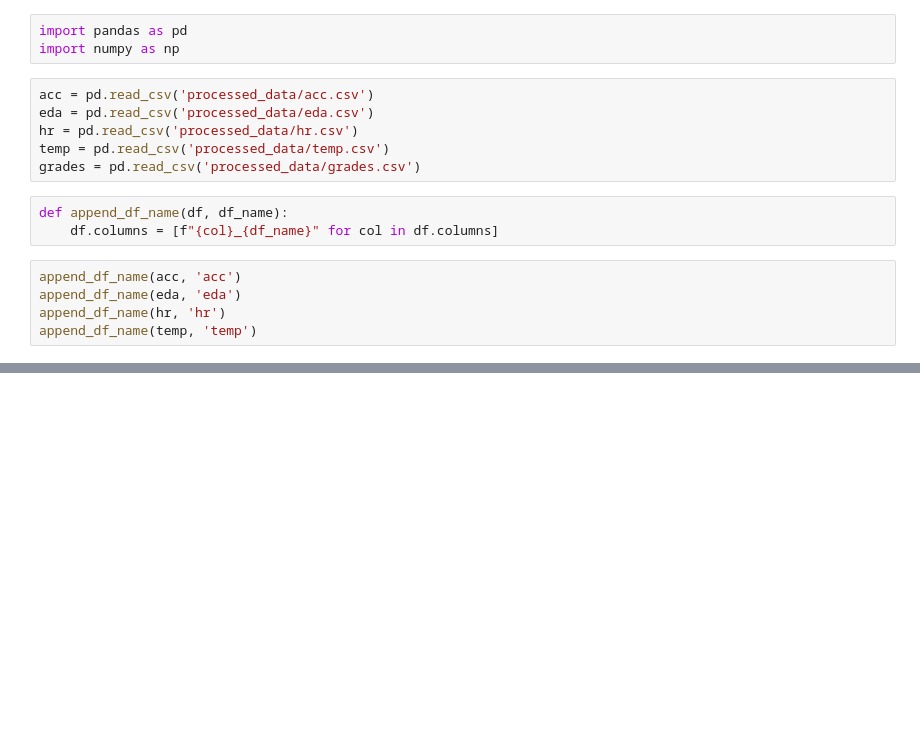
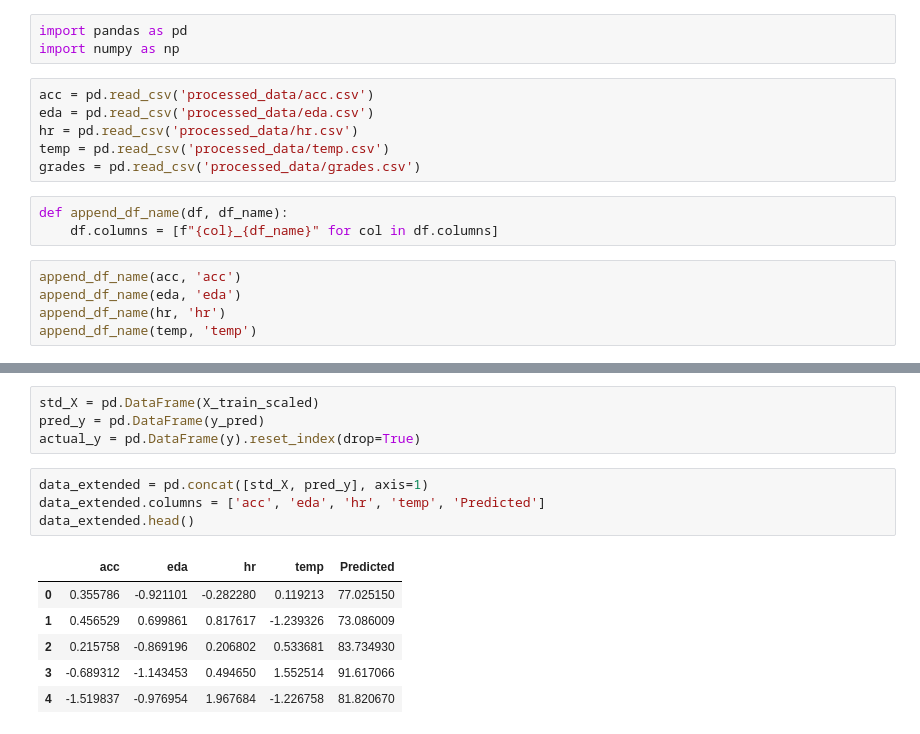
Before and after one commit to kiwwifruit/project3, a Jupyter notebook: project3.ipynb, the cells around one changed output, grey strips where cells are left out. Saved outputs shown, nothing was run; the diff lists cells and outputs as text; blank space fills up the shorter version.

```diff
--- a/project3.ipynb
+++ b/project3.ipynb
@@ -144,0 +98,15 @@ plt.show()
+# %%
+std_X = pd.DataFrame(X_train_scaled)
+pred_y = pd.DataFrame(y_pred)
+actual_y = pd.DataFrame(y).reset_index(drop=True)
+# %%
+data_extended = pd.concat([std_X, pred_y], axis=1)
+data_extended.columns = ['acc', 'eda', 'hr', 'temp', 'Predicted']
+data_extended.head()
+# %% [output]
+|  | acc | eda | hr | temp | Predicted |
+| 0 | 0.355786 | -0.921101 | -0.282280 | 0.119213 | 77.025150 |
+| 1 | 0.456529 | 0.699861 | 0.817617 | -1.239326 | 73.086009 |
+| 2 | 0.215758 | -0.869196 | 0.206802 | 0.533681 | 83.734930 |
+| 3 | -0.689312 | -1.143453 | 0.494650 | 1.552514 | 91.617066 |
+| 4 | -1.519837 | -0.976954 | 1.967684 | -1.226758 | 81.820670 |
```
Also changed, not shown: parts of 10 cells of this notebook, 4 other files.
